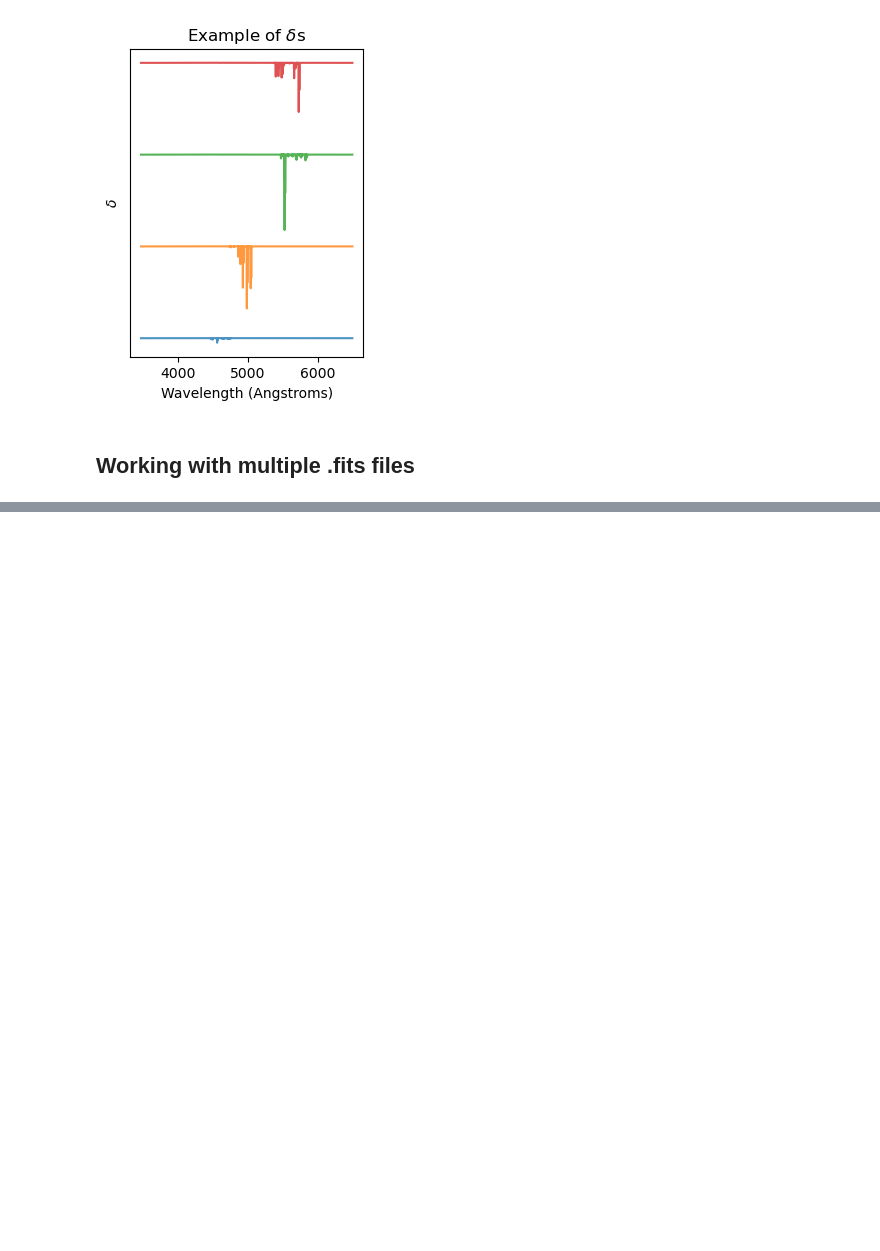
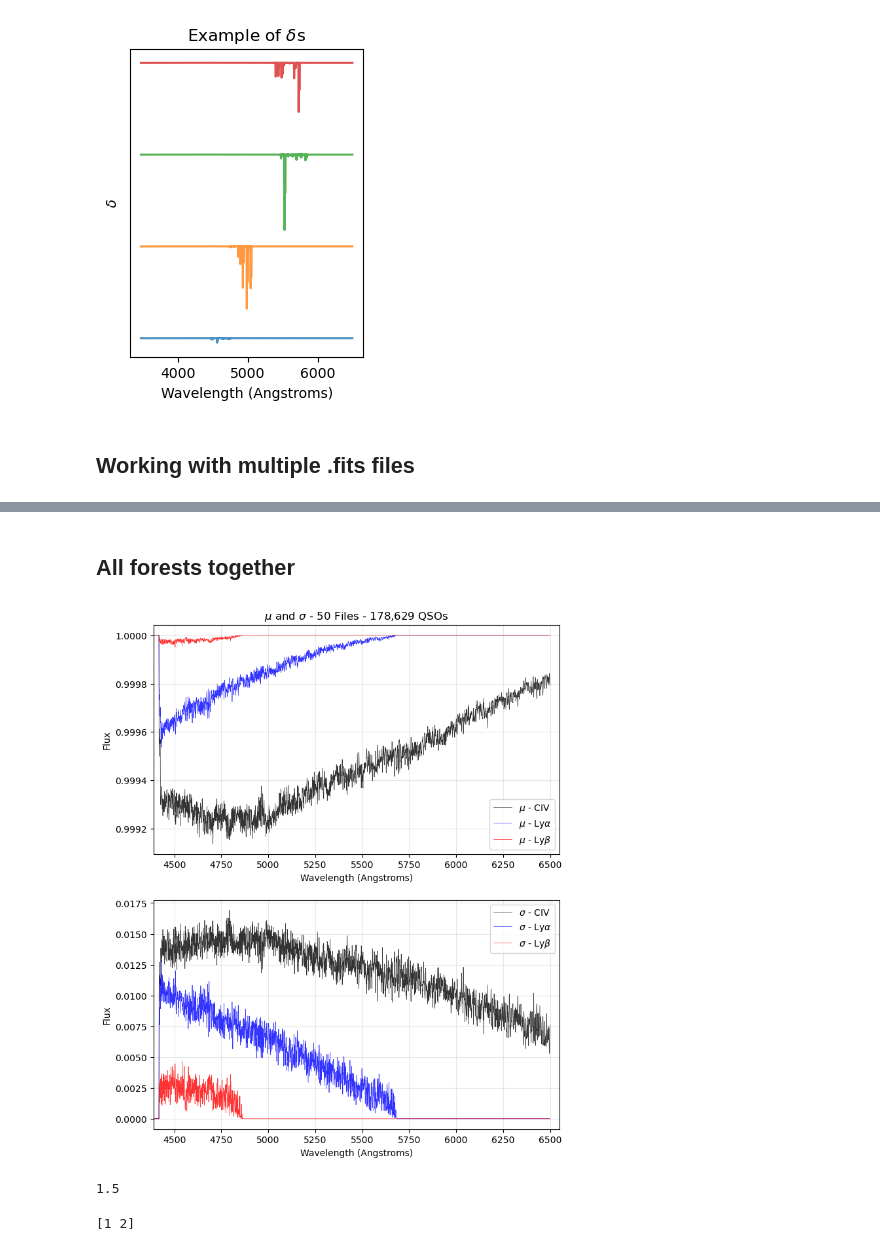
Before and after one commit to GabrielMissael/cosmoforests, a Jupyter notebook: main.ipynb, the cells around one changed output, grey strips where cells are left out. Drawn from its saved outputs; the diff is of its cells as text; code cells hidden in the pictures; blank space fills up the shorter version.

```diff
--- a/main.ipynb
+++ b/main.ipynb
@@ -316,0 +300,48 @@ plt.show()
+# %% [markdown]
+## All forests together
+# %%
+# Create figure
+fig, ax = plt.subplots(2, 1, figsize=(8, 10))
+
+# Plot mean
+ax[0].plot(wv_c, total_mean_c, alpha = 0.8, color = 'black',
+        label = '$\mu$ - CIV', linewidth = 0.5,)
+ax[0].plot(wv_a, total_mean_a, alpha = 0.8, color = 'blue',
+        label = '$\mu$ - Ly$\\alpha$', linewidth = 0.5)
+ax[0].plot(wv_b, total_mean_b, alpha = 0.8, color = 'red',
+        label = '$\mu$ - Ly$\\beta$', linewidth = 0.5)
+ax[0].set_xlim(4390, 6550)
+ax[0].set_xlabel('Wavelength (Angstroms)')
+ax[0].set_ylabel('Flux')
+ax[0].legend()
+ax[0].grid(alpha = 0.3)
+
+# Plot mean
+ax[1].plot(wv_c, total_std_c, alpha = 0.8, color = 'black',
+        label = '$\sigma$ - CIV', linewidth = 0.5)
+ax[1].plot(wv_a, total_std_a, alpha = 0.8, color = 'blue',
+        label = '$\sigma$ - Ly$\\alpha$', linewidth = 0.5)
+ax[1].plot(wv_b, total_std_b, alpha = 0.8, color = 'red',
+        label = '$\sigma$ - Ly$\\beta$', linewidth = 0.5)
+ax[1].set_xlim(4390, 6550)
+ax[1].set_xlabel('Wavelength (Angstroms)')
+ax[1].set_ylabel('Flux')
+ax[1].legend()
+ax[1].grid(alpha = 0.3)
+
+ax[0].set_title(f'$\mu$ and $\sigma$ - {n_files} Files - {int(total_qsos):,} QSOs')
+plt.show()
+# %% [output]
+[figure, added]
+# %%
+a = np.array([1, 2, 0, 0])
+print(a.sum() / (a != 0).sum())
+# %% [output]
+1.5
+# %%
+# Get non-zero values
+a = np.array([1, 2, 0, 0])
+b = a[a != 0]
+print(b)
+# %% [output]
+[1 2]
```
Also changed, not shown: parts of 17 cells of this notebook, 1 other file.
